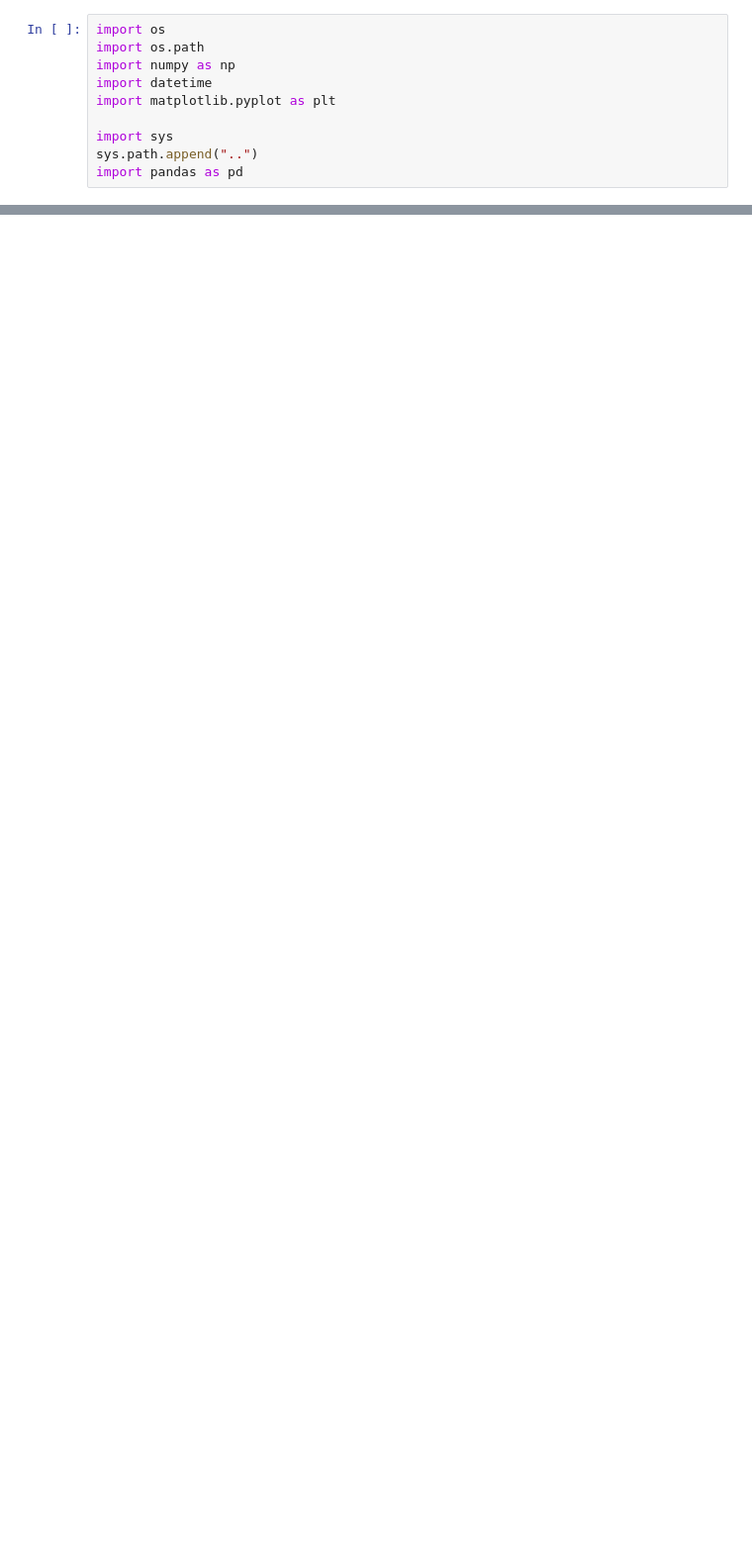
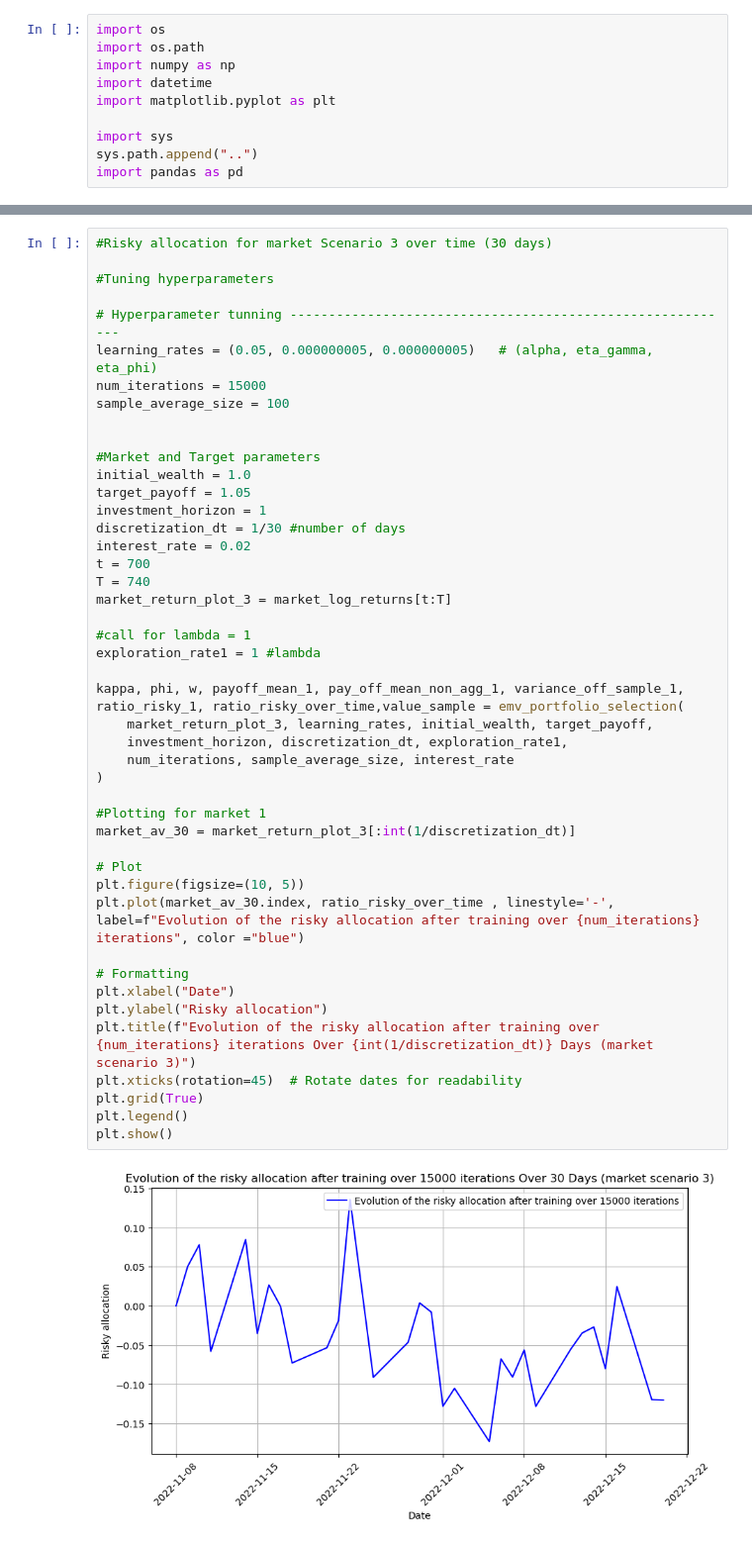
Before and after one commit to oscar10-wq/RL-Mathfin, a Jupyter notebook: RL_algorithm.ipynb, the cells around one changed output, grey strips where cells are left out. Shown at 99% size. Drawn from its saved outputs; the diff is of its cells as text; blank space fills up the shorter version.

```diff
--- a/RL_algorithm.ipynb
+++ b/RL_algorithm.ipynb
@@ -511,0 +1066,47 @@ w: 2.541005253599945
+# %%
+#Risky allocation for market Scenario 3 over time (30 days)
+
+#Tuning hyperparameters
+
+# Hyperparameter tunning ----------------------------------------------------------
+learning_rates = (0.05, 0.000000005, 0.000000005)   # (alpha, eta_gamma, eta_phi)
+num_iterations = 15000
+sample_average_size = 100
+
+
+#Market and Target parameters
+initial_wealth = 1.0
+target_payoff = 1.05
+investment_horizon = 1
+discretization_dt = 1/30 #number of days
+interest_rate = 0.02
+t = 700
+T = 740
+market_return_plot_3 = market_log_returns[t:T]
+
+#call for lambda = 1
+exploration_rate1 = 1 #lambda
+
+kappa, phi, w, payoff_mean_1, pay_off_mean_non_agg_1, variance_off_sample_1, ratio_risky_1, ratio_risky_over_time,value_sample = emv_portfolio_selection(
+    market_return_plot_3, learning_rates, initial_wealth, target_payoff,
+    investment_horizon, discretization_dt, exploration_rate1,
+    num_iterations, sample_average_size, interest_rate
+)
+
+#Plotting for market 1
+market_av_30 = market_return_plot_3[:int(1/discretization_dt)]
+
+# Plot
+plt.figure(figsize=(10, 5))
+plt.plot(market_av_30.index, ratio_risky_over_time , linestyle='-', label=f"Evolution of the risky allocation after training over {num_iterations} iterations", color ="blue")
+
+# Formatting
+plt.xlabel("Date")
+plt.ylabel("Risky allocation")
+plt.title(f"Evolution of the risky allocation after training over {num_iterations} iterations Over {int(1/discretization_dt)} Days (market scenario 3)")
+plt.xticks(rotation=45)  # Rotate dates for readability
+plt.grid(True)
+plt.legend()
+plt.show()
+# %% [output]
+[figure, added]
```
Also changed, not shown: parts of 9 cells of this notebook.
